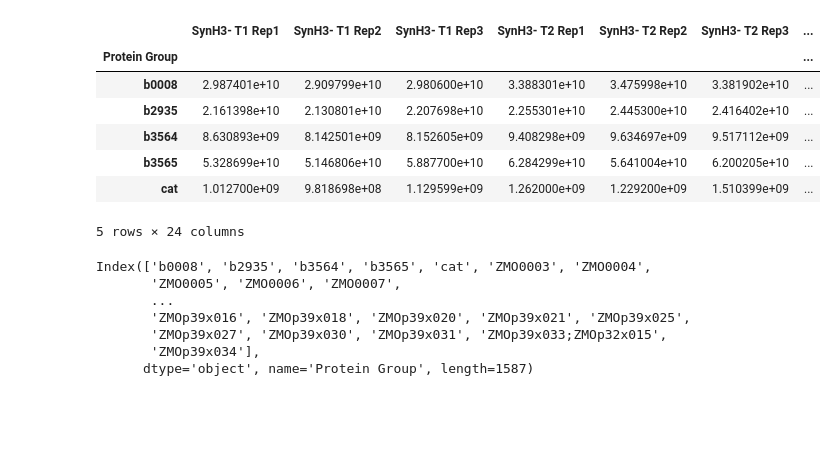
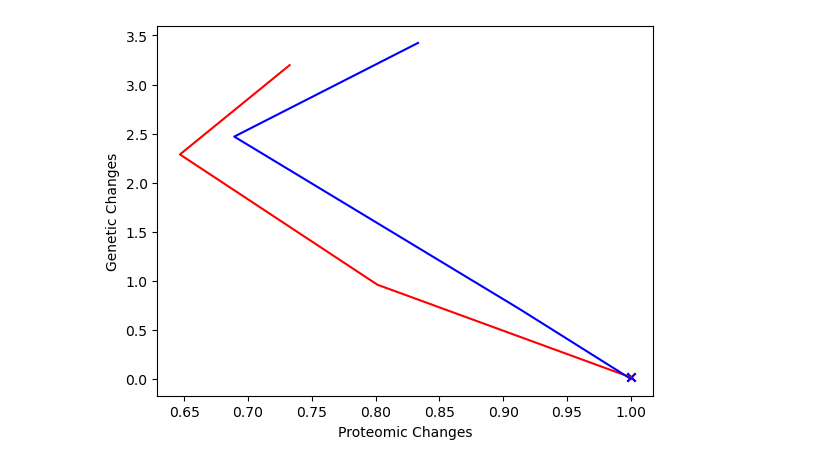
Before and after one commit to cristalzucsd/iModulonMiner, a Jupyter notebook: 5_characterize_iModulons/8_xylose_story.ipynb, the cells around one changed output. Saved outputs shown, nothing was run; the diff lists cells and outputs as text; code cells hidden in the pictures; blank space fills up the shorter version.

```diff
--- a/5_characterize_iModulons/8_xylose_story.ipynb
+++ b/5_characterize_iModulons/8_xylose_story.ipynb
@@ -3,6 +3,7 @@
 import pandas as pd
 from pymodulon.io import *
 from os import path
+import matplotlib.pyplot as plt
 
 interim_dir = path.join('..','data','interim')
 ica_data = load_json_model(path.join(interim_dir,'zmo_raw.json.gz'))
@@ -14,3 +15,18 @@ proteomics_df = pd.read_excel('../data/external/proteomics_10_3389_fmicb_2019_02
 # early xylose (T3, ∼1 h after glucose was completely depleted)
 # late xylose (T4, ∼24 h after glucose was completely depleted)
 # let's focus on SynH3- samples, as I'm not particularlly interested in stressors
+column_to_sample = {
+    'LDI_early_glucose_fold_change' : 'lignocellulose_ferment:high_ACSH_early',
+    'LDI_late_glucose_fold_change' : 'lignocellulose_ferment:high_ACSH_mid',
+    'LDI_early_xylose_fold_change' : 'lignocellulose_ferment:high_ACSH_late',
+    'LDI_late_xylose_fold_change' : 'lignocellulose_ferment:high_ACSH_stat',
+    'no_LDI_early_glucose_fold_change' : 'lignocellulose_ferment:low_ACSH_early',
+    'no_LDI_late_glucose_fold_change' : 'lignocellulose_ferment:low_ACSH_mid',
+    'no_LDI_early_xylose_fold_change' : 'lignocellulose_ferment:low_ACSH_late',
+    'no_LDI_late_xylose_fold_change' : 'lignocellulose_ferment:low_ACSH_stat',
+}
+
+
+sample_X_df = pd.DataFrame(index = ica_data.X.index)
+for group_id, group_df in ica_data.sample_table.groupby('full_name'):
+    sample_X_df[group_id] = ica_data.X[group_df.index].T.mean()
@@ -32,21 +33,30 @@ ica_data.view_imodulon('nitrogen_fixation')
-# %%
-proteomics_df.head()
-# %% [output]
-|  | SynH3- T1 Rep1 | SynH3- T1 Rep2 | SynH3- T1 Rep3 | SynH3- T2 Rep1 | SynH3- T2 Rep2 | SynH3- T2 Rep3 | ... |
-| Protein Group |  |  |  |  |  |  | ... |
-| b0008 | 2.987401e+10 | 2.909799e+10 | 2.980600e+10 | 3.388301e+10 | 3.475998e+10 | 3.381902e+10 | ... |
-| b2935 | 2.161398e+10 | 2.130801e+10 | 2.207698e+10 | 2.255301e+10 | 2.445300e+10 | 2.416402e+10 | ... |
-| b3564 | 8.630893e+09 | 8.142501e+09 | 8.152605e+09 | 9.408298e+09 | 9.634697e+09 | 9.517112e+09 | ... |
-| b3565 | 5.328699e+10 | 5.146806e+10 | 5.887700e+10 | 6.284299e+10 | 5.641004e+10 | 6.200205e+10 | ... |
-| cat | 1.012700e+09 | 9.818698e+08 | 1.129599e+09 | 1.262000e+09 | 1.229200e+09 | 1.510399e+09 | ... |
-5 rows × 24 columns
 # %%
-proteomics_df.index
+# let's look at expression, iM activity, and proteomics of the genes in question
+gene = 'ZCP4_1350'
+#prot_index = ica_data.gene_table.loc[gene].ZM4_locus.split('_')[1]
+gene_changes = sample_X_df[column_to_sample.values()].loc[gene]
+prot_changes = ica_data.gene_table.loc[gene][column_to_sample.keys()].rename(index = column_to_sample)
+#proteomics_df.loc[prot_index].rename(index = column_to_sample)
+
+order_1 = [
+    'lignocellulose_ferment:high_ACSH_early',
+    'lignocellulose_ferment:high_ACSH_mid',
+    'lignocellulose_ferment:high_ACSH_late',
+    'lignocellulose_ferment:high_ACSH_stat',
+]
+order_2 = [
+    'lignocellulose_ferment:low_ACSH_early',
+    'lignocellulose_ferment:low_ACSH_mid',
+    'lignocellulose_ferment:low_ACSH_late',
+    'lignocellulose_ferment:low_ACSH_stat'
+]
+
+plt.scatter(prot_changes.loc[order_1][0], gene_changes.loc[order_1][0], c = 'red', marker = 'x')
+plt.scatter(prot_changes.loc[order_2][0], gene_changes.loc[order_1][0], c = 'blue', marker = 'x')
+plt.plot(prot_changes.loc[order_1], gene_changes.loc[order_1], c = 'red', label = 'high_ACSH')
+plt.plot(prot_changes.loc[order_2], gene_changes.loc[order_2], c = 'blue', label = 'low_ACSH')
+plt.xlabel('Proteomic Changes')
+plt.ylabel('Genetic Changes')
+plt.show()
 # %% [output]
-Index(['b0008', 'b2935', 'b3564', 'b3565', 'cat', 'ZMO0003', 'ZMO0004',
-       'ZMO0005', 'ZMO0006', 'ZMO0007',
-       ...
-       'ZMOp39x016', 'ZMOp39x018', 'ZMOp39x020', 'ZMOp39x021', 'ZMOp39x025',
-       'ZMOp39x027', 'ZMOp39x030', 'ZMOp39x031', 'ZMOp39x033;ZMOp32x015',
-       'ZMOp39x034'],
-      dtype='object', name='Protein Group', length=1587)
+[figure, added]
```
Also changed, not shown: parts of 3 cells of this notebook, 4 other files.
